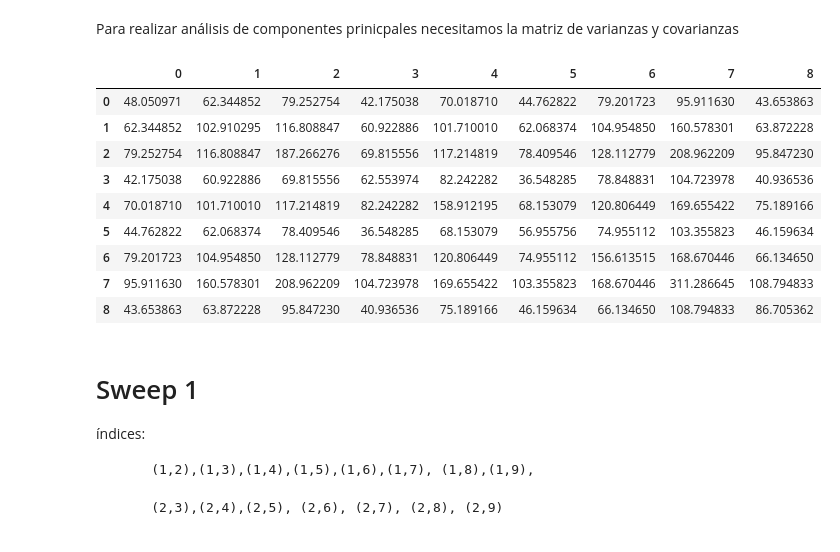
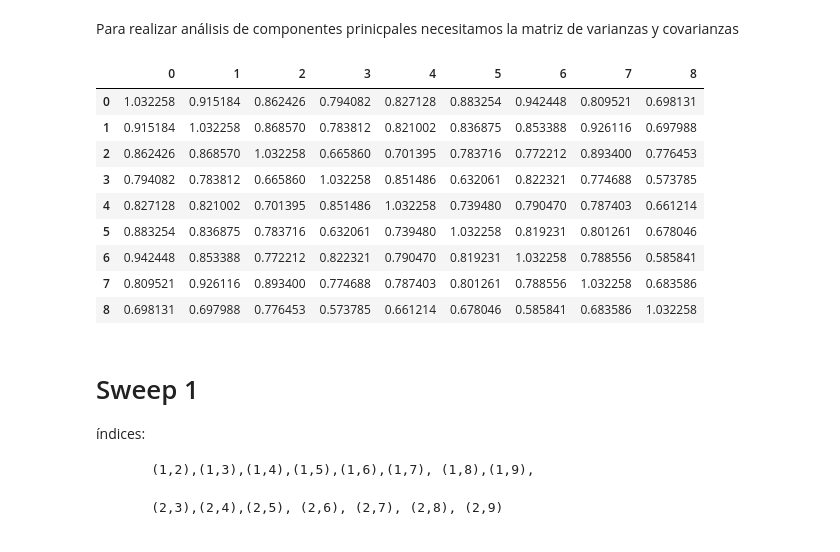
Before and after one commit to AnaTorresR/PracticaFinalMNO, a Jupyter notebook: Jacobi_1990.ipynb, the cells around one changed output. Cells and saved outputs as stored; diff of their text form; code cells hidden in the pictures.

```diff
--- a/Jacobi_1990.ipynb
+++ b/Jacobi_1990.ipynb
@@ -23,17 +43,20 @@ variables = datos_1990[['ANALF', 'SPRIM', 'OVSDE', 'OVSEE',
+# %%
+X_scaled = StandardScaler().fit_transform(variables)
+#X_scaled = variables - variables.mean()
 # %% [markdown]
 Para realizar análisis de componentes prinicpales necesitamos la matriz de varianzas y covarianzas
 # %%
-var_cov = np.cov(variables.T)
+var_cov = np.cov(X_scaled.T)
 pd.DataFrame(var_cov)
 # %% [output]
 |  | 0 | 1 | 2 | 3 | 4 | 5 | 6 | 7 | 8 |
-| 0 | 48.050971 | 62.344852 | 79.252754 | 42.175038 | 70.018710 | 44.762822 | 79.201723 | 95.911630 | 43.653863 |
-| 1 | 62.344852 | 102.910295 | 116.808847 | 60.922886 | 101.710010 | 62.068374 | 104.954850 | 160.578301 | 63.872228 |
-| 2 | 79.252754 | 116.808847 | 187.266276 | 69.815556 | 117.214819 | 78.409546 | 128.112779 | 208.962209 | 95.847230 |
-| 3 | 42.175038 | 60.922886 | 69.815556 | 62.553974 | 82.242282 | 36.548285 | 78.848831 | 104.723978 | 40.936536 |
-| 4 | 70.018710 | 101.710010 | 117.214819 | 82.242282 | 158.912195 | 68.153079 | 120.806449 | 169.655422 | 75.189166 |
-| 5 | 44.762822 | 62.068374 | 78.409546 | 36.548285 | 68.153079 | 56.955756 | 74.955112 | 103.355823 | 46.159634 |
-| 6 | 79.201723 | 104.954850 | 128.112779 | 78.848831 | 120.806449 | 74.955112 | 156.613515 | 168.670446 | 66.134650 |
-| 7 | 95.911630 | 160.578301 | 208.962209 | 104.723978 | 169.655422 | 103.355823 | 168.670446 | 311.286645 | 108.794833 |
-| 8 | 43.653863 | 63.872228 | 95.847230 | 40.936536 | 75.189166 | 46.159634 | 66.134650 | 108.794833 | 86.705362 |
+| 0 | 1.032258 | 0.915184 | 0.862426 | 0.794082 | 0.827128 | 0.883254 | 0.942448 | 0.809521 | 0.698131 |
+| 1 | 0.915184 | 1.032258 | 0.868570 | 0.783812 | 0.821002 | 0.836875 | 0.853388 | 0.926116 | 0.697988 |
+| 2 | 0.862426 | 0.868570 | 1.032258 | 0.665860 | 0.701395 | 0.783716 | 0.772212 | 0.893400 | 0.776453 |
+| 3 | 0.794082 | 0.783812 | 0.665860 | 1.032258 | 0.851486 | 0.632061 | 0.822321 | 0.774688 | 0.573785 |
+| 4 | 0.827128 | 0.821002 | 0.701395 | 0.851486 | 1.032258 | 0.739480 | 0.790470 | 0.787403 | 0.661214 |
+| 5 | 0.883254 | 0.836875 | 0.783716 | 0.632061 | 0.739480 | 1.032258 | 0.819231 | 0.801261 | 0.678046 |
+| 6 | 0.942448 | 0.853388 | 0.772212 | 0.822321 | 0.790470 | 0.819231 | 1.032258 | 0.788556 | 0.585841 |
+| 7 | 0.809521 | 0.926116 | 0.893400 | 0.774688 | 0.787403 | 0.801261 | 0.788556 | 1.032258 | 0.683586 |
+| 8 | 0.698131 | 0.697988 | 0.776453 | 0.573785 | 0.661214 | 0.678046 | 0.585841 | 0.683586 | 1.032258 |
 # %%
```
Also changed, not shown: parts of 27 cells of this notebook, 1 other file.
